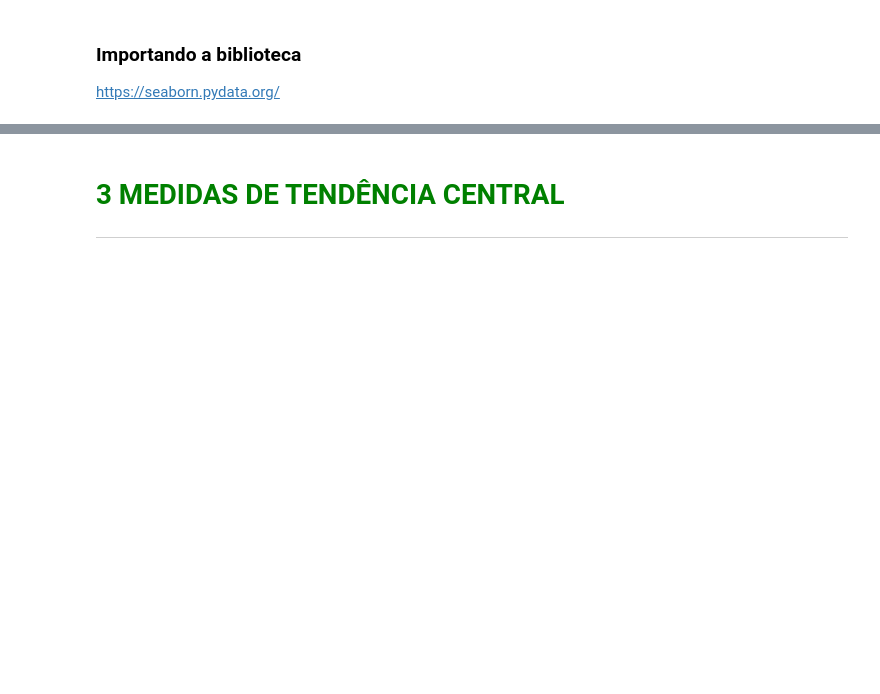
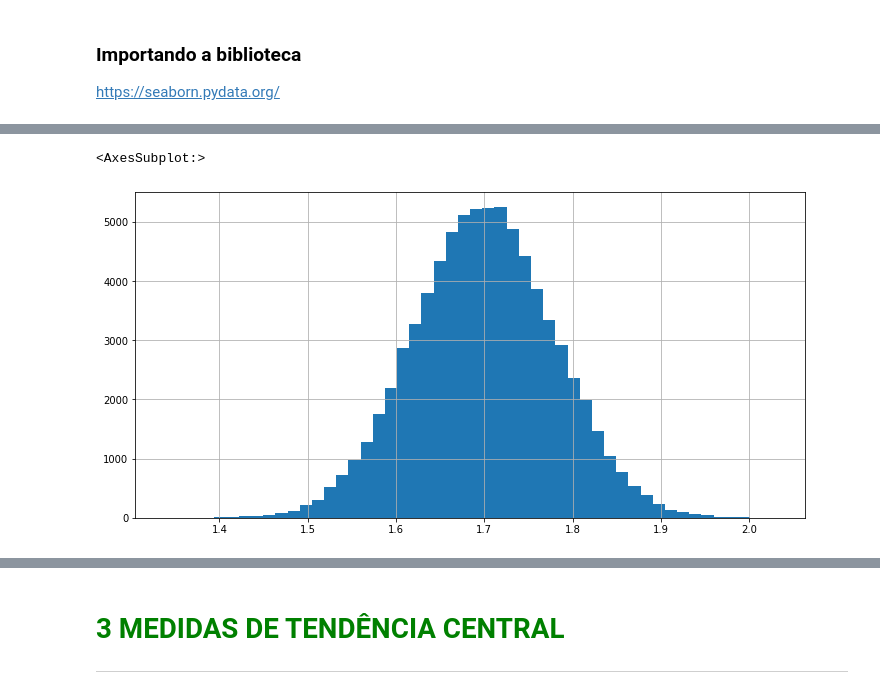
Before and after one commit to jvpazotti/DataScienceInfo, a Jupyter notebook: Curso de Estatística/Curso_de_Estatística_Parte_1.ipynb, the cells around one changed output, grey strips where cells are left out. Cells and saved outputs as stored; diff of their text form; code cells hidden in the pictures; blank space fills up the shorter version.

```diff
--- a/Curso de Estatística/Curso_de_Estatística_Parte_1.ipynb
+++ b/Curso de Estatística/Curso_de_Estatística_Parte_1.ipynb
@@ -484,0 +526,5 @@ https://seaborn.pydata.org/
+# %%
+dados.Altura.hist(bins = 50, figsize=(12, 6))
+# %% [output]
+<AxesSubplot:>
+[figure, added]
```
Also changed, not shown: parts of 84 cells of this notebook.
